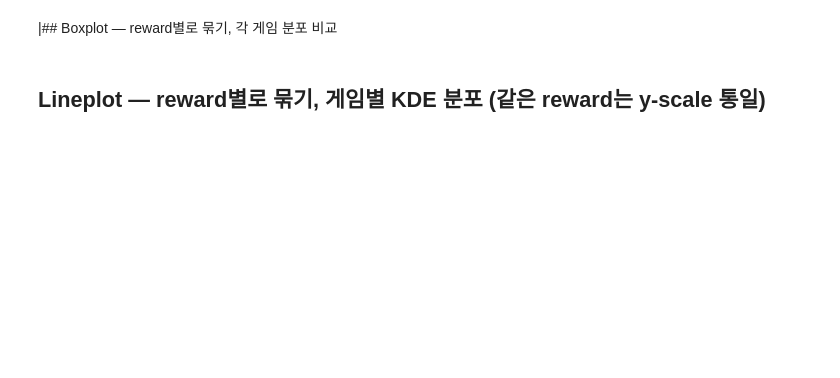
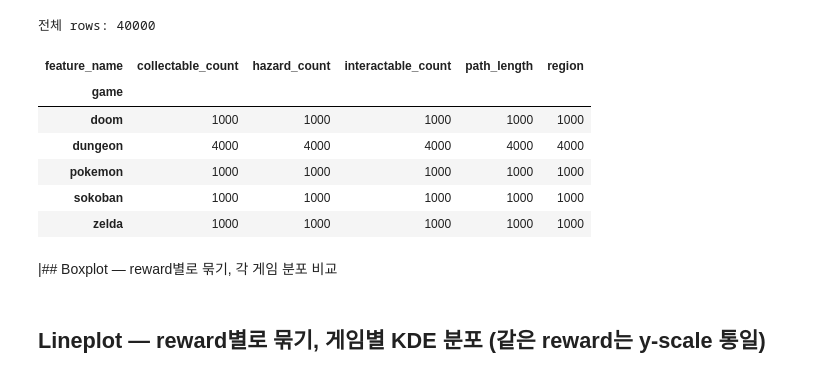
Before and after one commit to bic4907/multigame-pcgrl, a Jupyter notebook: dataset/reward_annotations/annotation_figure.ipynb, the cells around one changed output. Cells and saved outputs as stored; diff of their text form; code cells hidden in the pictures; blank space fills up the shorter version.

```diff
--- a/dataset/reward_annotations/annotation_figure.ipynb
+++ b/dataset/reward_annotations/annotation_figure.ipynb
@@ -1,29 +1,38 @@
 # %%
 import pandas as pd
 import matplotlib.pyplot as plt
 import numpy as np
 
 GAMES = ["dungeon", "doom", "zelda", "pokemon", "sokoban"]
 
 # reward 체계 (5개)
 REWARDS = [
-    (1, "region",             "condition_1"),
-    (2, "path_length",        "condition_2"),
-    (3, "interactable_count", "condition_3"),
-    (4, "hazard_count",       "condition_4"),
-    (5, "collectable_count",  "condition_5"),
+    (0, "region",             "condition_0"),
+    (1, "path_length",        "condition_1"),
+    (2, "interactable_count", "condition_2"),
+    (3, "hazard_count",       "condition_3"),
+    (4, "collectable_count",  "condition_4"),
 ]
 
 # ── 데이터 로드 ──────────────────────────────────────────────────────────────────
 dfs = {}
 for game in GAMES:
     df = pd.read_csv(f"{game}_reward_annotations.csv")
     df["game"] = game
     dfs[game] = df
 
 all_df = pd.concat(dfs.values(), ignore_index=True)
 print(f"전체 rows: {len(all_df)}")
 all_df.groupby(["game", "feature_name"]).size().unstack(fill_value=0)
+# %% [output]
+전체 rows: 40000
+| feature_name | collectable_count | hazard_count | interactable_count | path_length | region |
+| game |  |  |  |  |  |
+| doom | 1000 | 1000 | 1000 | 1000 | 1000 |
+| dungeon | 4000 | 4000 | 4000 | 4000 | 4000 |
+| pokemon | 1000 | 1000 | 1000 | 1000 | 1000 |
+| sokoban | 1000 | 1000 | 1000 | 1000 | 1000 |
+| zelda | 1000 | 1000 | 1000 | 1000 | 1000 |
 # %% [markdown]
 |## Boxplot — reward별로 묶기, 각 게임 분포 비교
 # %% [markdown]
```
Also changed, not shown: parts of 3 cells of this notebook, 41 other files.
